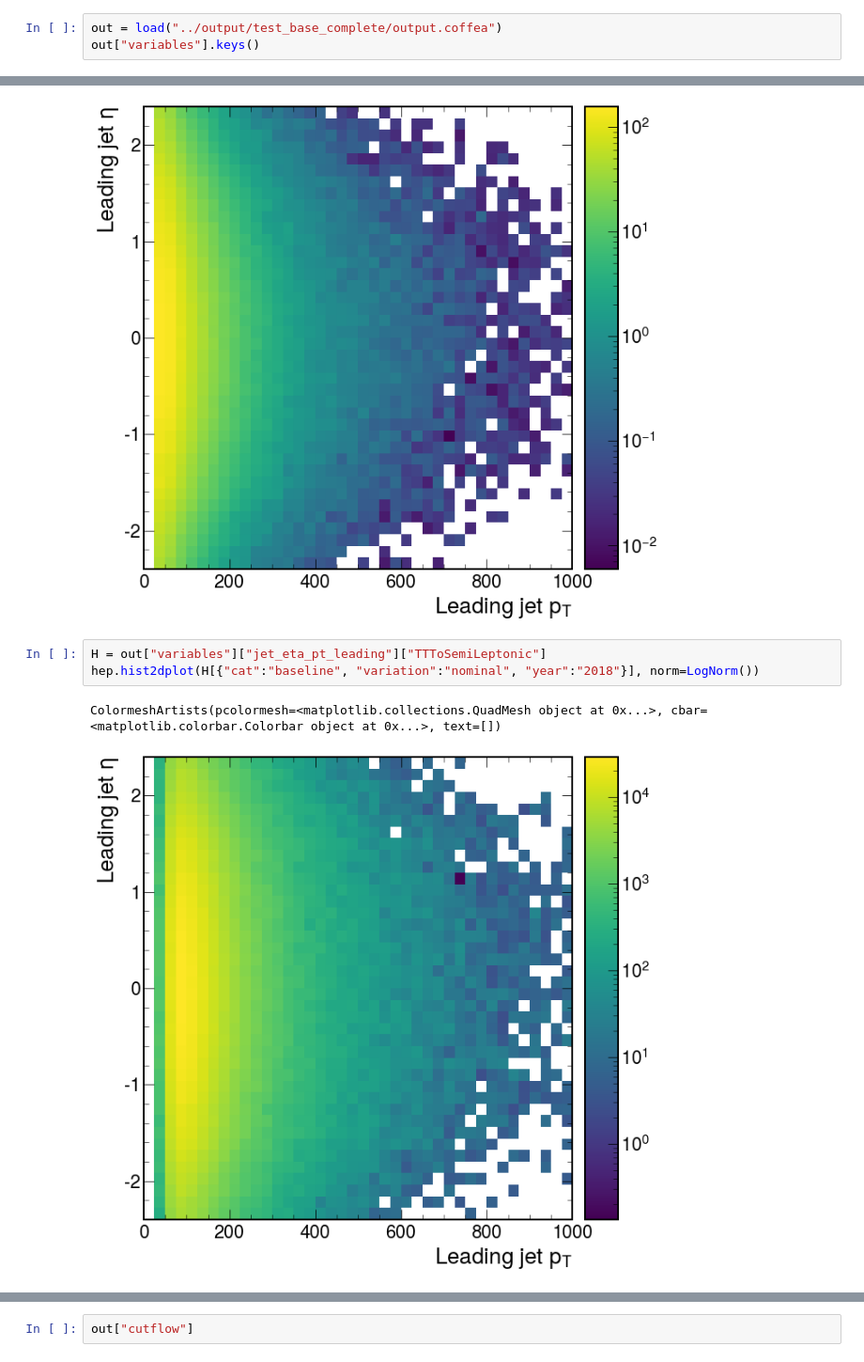
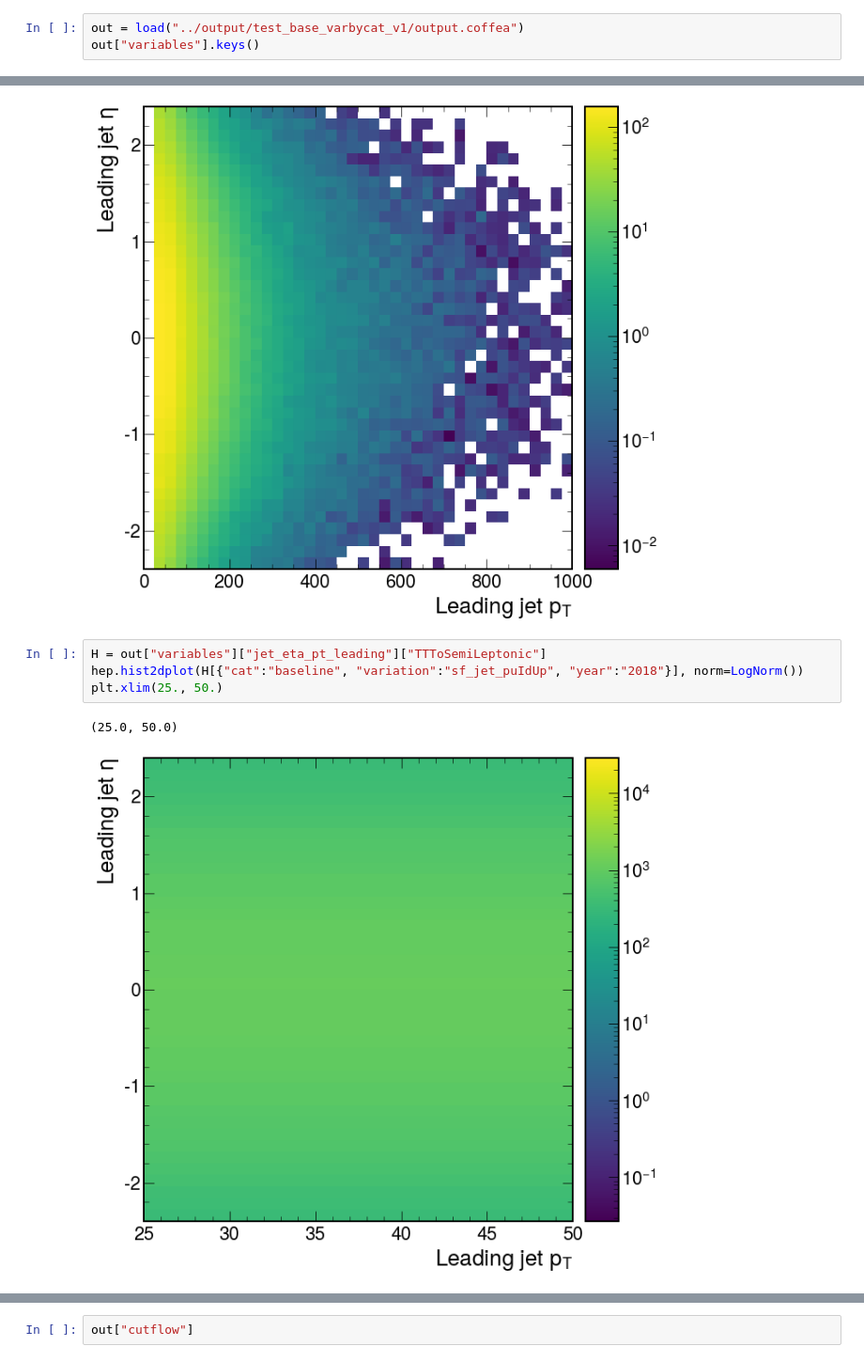
Before and after one commit to PocketCoffea/PocketCoffea, a Jupyter notebook: notebooks/Hist_migration.ipynb, the cells around one changed output, grey strips where cells are left out. Shown at 94% size. Cells and saved outputs as stored; diff of their text form.

```diff
--- a/notebooks/Hist_migration.ipynb
+++ b/notebooks/Hist_migration.ipynb
@@ -191,7 +163,7 @@ import mplhep as hep
 from pprint import pprint
 hep.style.use(hep.style.ROOT)
 # %%
-out = load("../output/test_base_complete/output.coffea")
+out = load("../output/test_base_varbycat_v1/output.coffea")
 out["variables"].keys()
 # %% [output]
 dict_keys(['jet_eta', 'jet_pt', 'jet_phi', 'jet_btagDeepFlavB', 'ele_eta', 'ele_pt', 'ele_phi', 'ele_etaSC', 'muon_eta', 'muon_pt', 'muon_phi', 'nJets', 'nBJets', 'jet_eta_1', 'jet_pt_1', 'jet_phi_1', ...
@@ -263,10 +264,11 @@ ColormeshArtists(pcolormesh=<matplotlib.collections.QuadMesh object at 0x...>, c
 [figure]
 # %%
 H = out["variables"]["jet_eta_pt_leading"]["TTToSemiLeptonic"]
-hep.hist2dplot(H[{"cat":"baseline", "variation":"nominal", "year":"2018"}], norm=LogNorm())
+hep.hist2dplot(H[{"cat":"baseline", "variation":"sf_jet_puIdUp", "year":"2018"}], norm=LogNorm())
+plt.xlim(25., 50.)
 # %% [output]
-ColormeshArtists(pcolormesh=<matplotlib.collections.QuadMesh object at 0x...>, cbar=<matplotlib.colorbar.Colorbar object at 0x...>, text=[])
+(25.0, 50.0)
-[figure, old version]
+[figure, new version]
 # %%
 out["processing_metadata"]["events_per_chunk"]['TTToSemiLeptonic']
 # %% [output]
```
Also changed, not shown: parts of 23 cells of this notebook, 8 other files.
